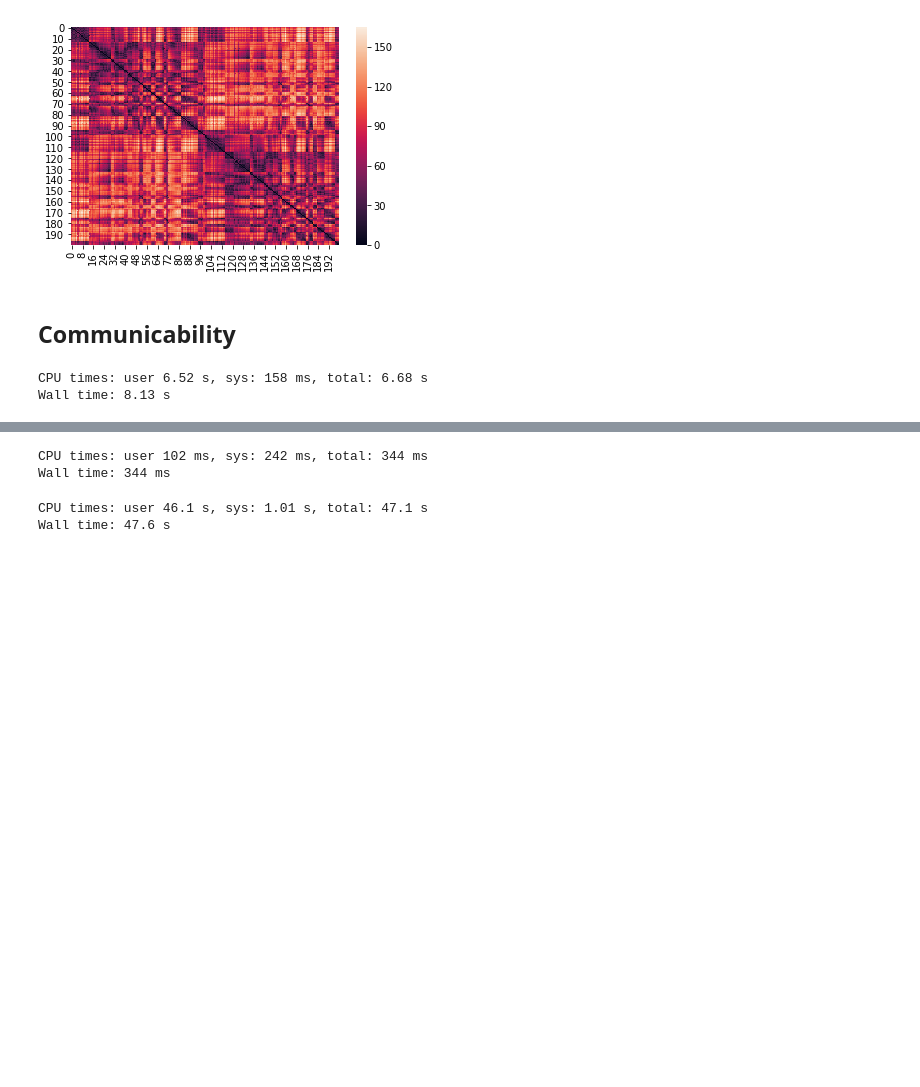
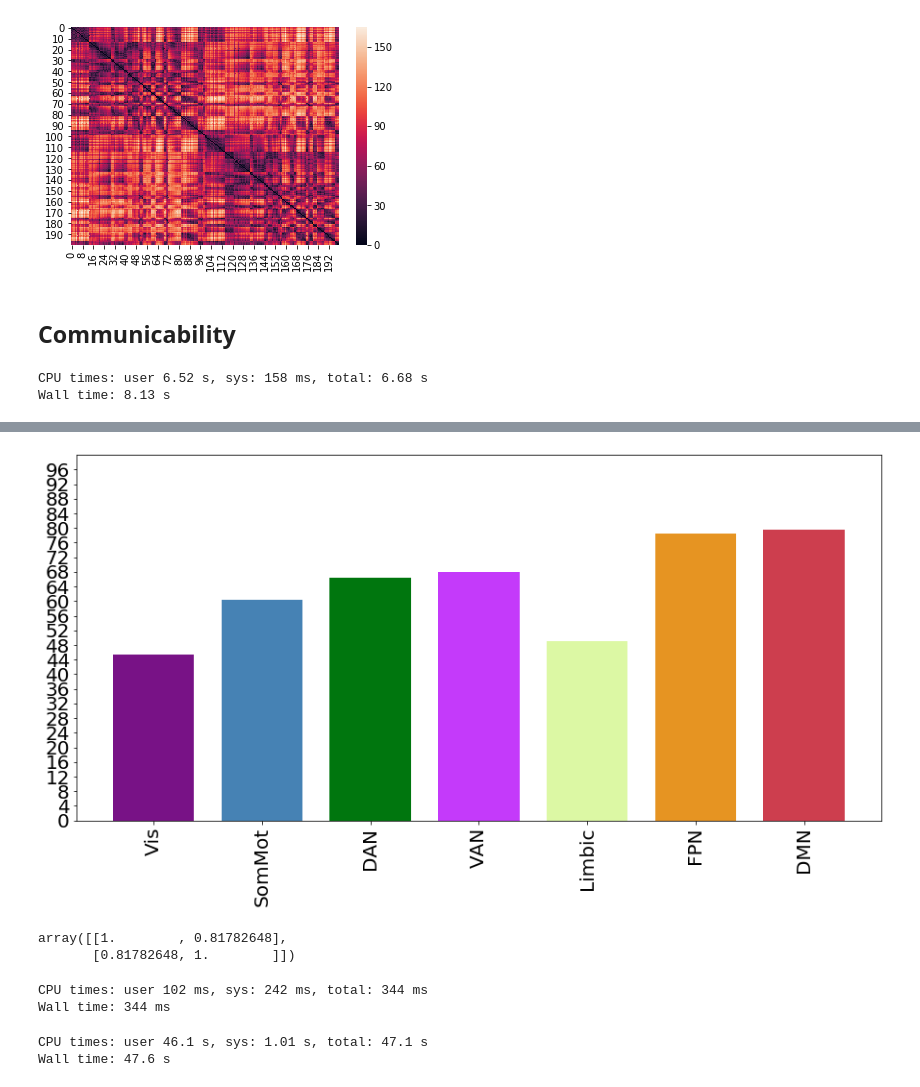
Before and after one commit to Shreyder93/whobpyt, a Jupyter notebook: scratch/Communicability_vs_FC_within_ntwx.ipynb, the cells around one changed output, grey strips where cells are left out. Cells and saved outputs as stored; diff of their text form; code cells hidden in the pictures; blank space fills up the shorter version.

```diff
--- a/scratch/Communicability_vs_FC_within_ntwx.ipynb
+++ b/scratch/Communicability_vs_FC_within_ntwx.ipynb
@@ -343,0 +367,30 @@ def structurally_isolate_func_ntwx(a,b,c,d, sc):
+# %%
+engaged_ntwx = [45.35938971494109,
+60.40041387385497,
+66.2928255275078,
+68.01066541396722,
+48.927782492713234,
+78.53465065504756,
+79.49668489578892]
+# %%
+ind = 0
+barwidth = 0.75 # width of individual bars
+
+fig, ax = plt.subplots(figsize =(15,7))
+# ax = fig.gca()
+visbars = ax.bar(ind, engaged_ntwx[0], barwidth, color = '#781286',align = 'center')
+sommotbars = ax.bar(ind+1,engaged_ntwx[1],barwidth, color = '#4682B4',align = 'center')
+dorsattnbars = ax.bar(ind+2,engaged_ntwx[2], barwidth, color = '#00760E',align = 'center')
+ventattnbars = ax.bar(ind+3, engaged_ntwx[3], barwidth, color = '#C43AFA',align = 'center')
+limbicbars = ax.bar(ind+4, engaged_ntwx[4], barwidth, color = '#DCF8A4',align = 'center')
+fpnbars = ax.bar(ind+5, engaged_ntwx[5], barwidth, color = '#E69422',align = 'center')
+# tempparbars = ax.bar(ind+6, engaged_ntwx[7], barwidth, color = '#0C30F9',align = 'center')
+dmnbars = ax.bar(ind+6, engaged_ntwx[6], barwidth, color = '#CD3E4E',align = 'center')
+# ax.bar(x_axis, engaged_ntwx, width, align = 'center')
+ax.set_ylim([0, 100])
+plt.yticks(np.arange(0,100,4),fontsize=20)
+ax.set_xticklabels(['blah','Vis', 'SomMot', 'DAN', 'VAN', 'Limbic', 'FPN', 'DMN'],size='20', rotation=90)#,ha="centre")
+
+plt.show()
+# %% [output]
+[figure, added]
@@ -344 +399,6 @@ def structurally_isolate_func_ntwx(a,b,c,d, sc):
+# %%
+np.corrcoef((_list,engaged_ntwx))
+# %% [output]
+array([[1.        , 0.81782648],
+       [0.81782648, 1.        ]])
 # %%
```
Also changed, not shown: parts of 12 cells of this notebook, 7 other files.
